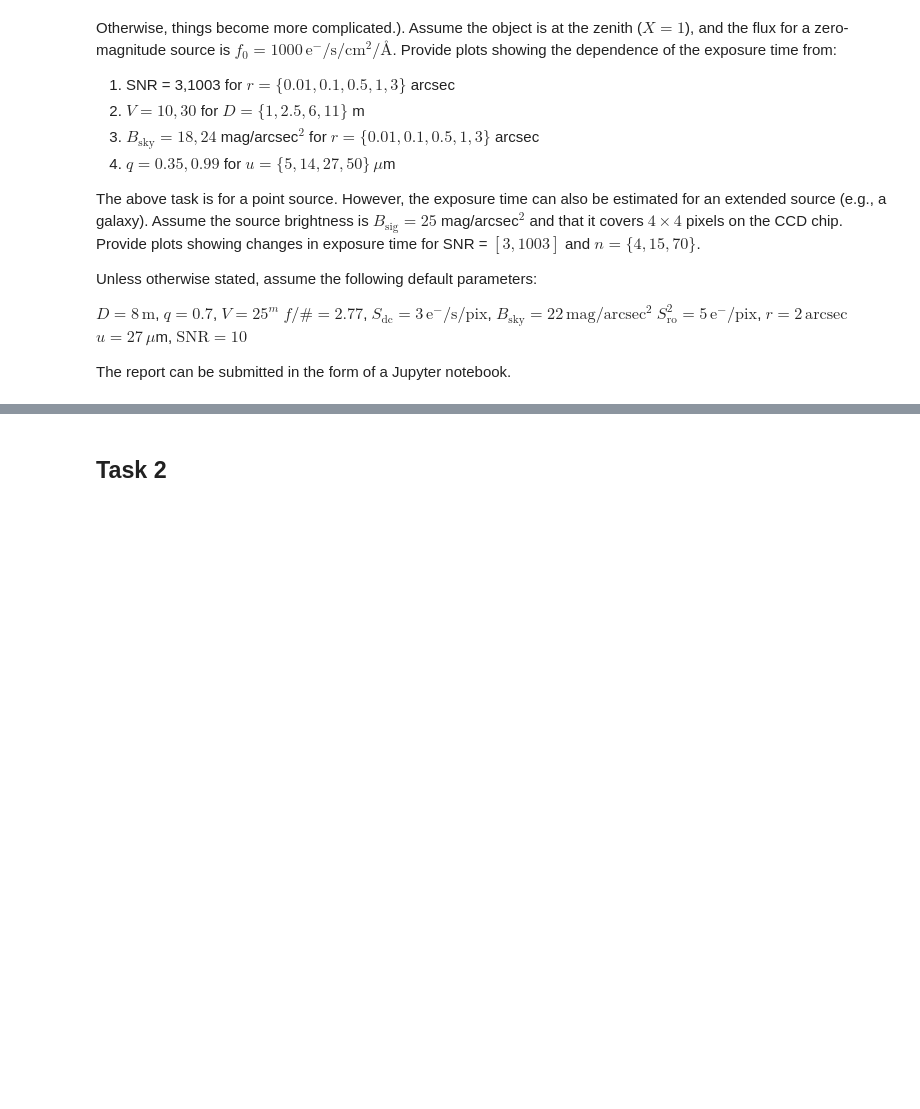
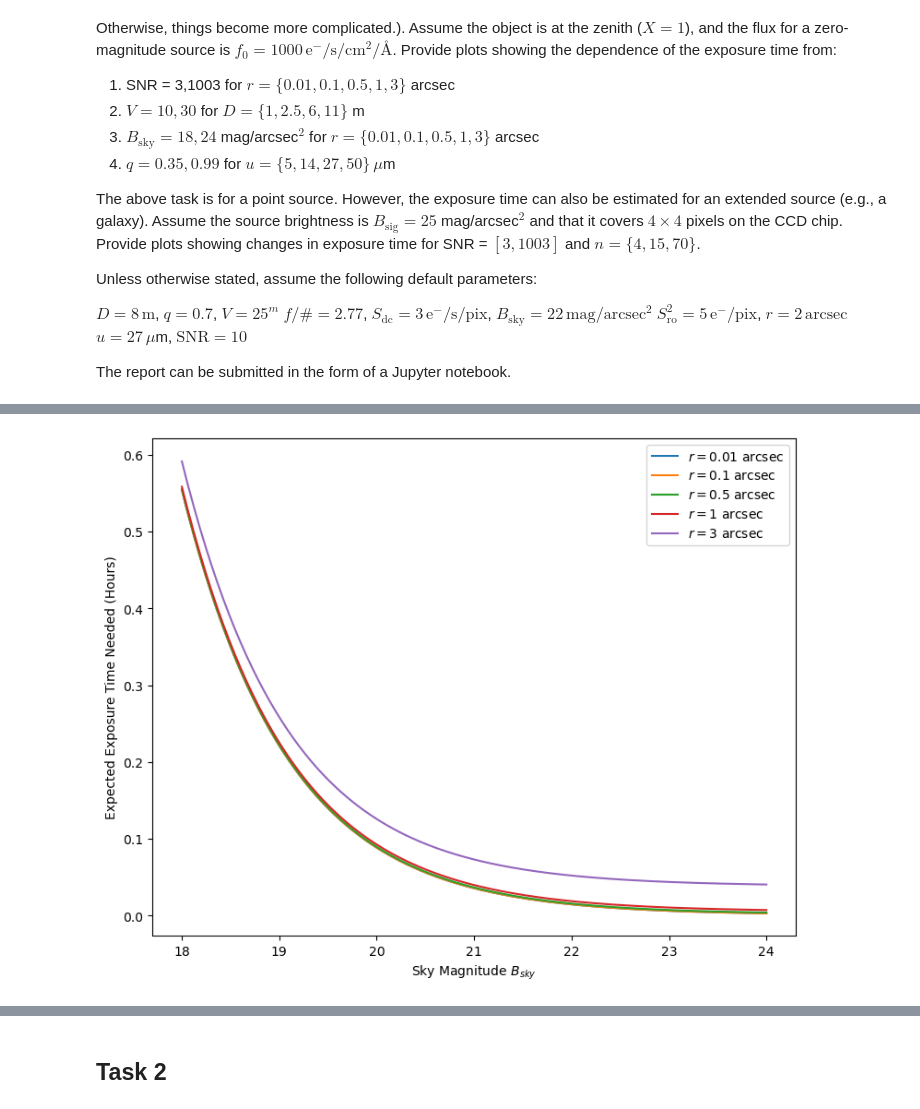
Before and after one commit to tcaba2/DataReduction2024, a Jupyter notebook: HomeWork_3/ExposureTime.ipynb, the cells around one changed output, grey strips where cells are left out. Cells and saved outputs as stored; diff of their text form; code cells hidden in the pictures; blank space fills up the shorter version.

```diff
--- a/HomeWork_3/ExposureTime.ipynb
+++ b/HomeWork_3/ExposureTime.ipynb
@@ -142,0 +193,24 @@ plot_exposure_vs_quantum_efficiency()
+# %%
+times = []
+
+B_skys = np.linspace(18, 24, 200)
+r_array = [0.01, 0.1, 0.5, 1, 3]
+
+for r in r_array:
+    time_array = exposure_time(sky_mag=B_skys, psf_radius=r)
+    times.append(time_array)
+
+plt.figure(figsize=(9,7))
+
+for r, time_array in zip(r_array, times):
+    plt.plot(B_skys, time_array/3600, label=f'$r = {r}$ arcsec')
+
+plt.xlabel('Sky Magnitude $B_{sky}$')
+plt.ylabel('Expected Exposure Time Needed (Hours)')
+
+# plt.yscale('log')
+
+plt.legend()
+plt.show()
+# %% [output]
+[figure, added]
```
Also changed, not shown: parts of 10 cells of this notebook.
